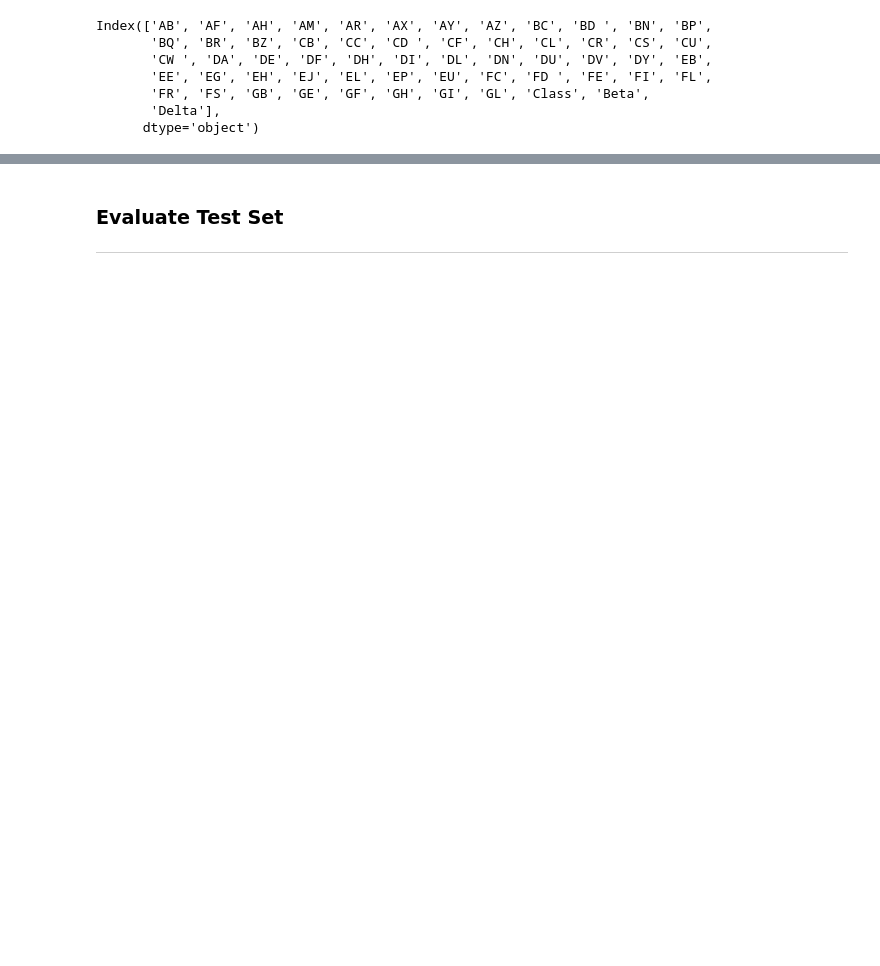
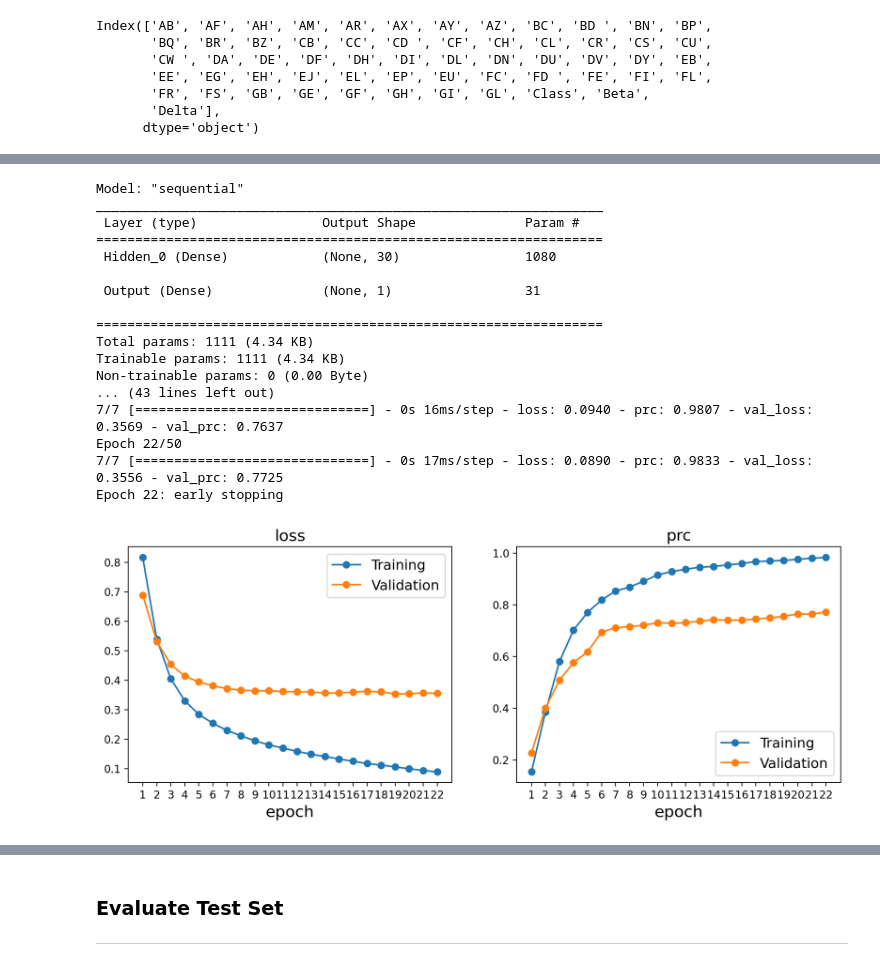
Before and after one commit to darby-brown/predicting-age-related-diseases, a Jupyter notebook: Henrys_house_of_hysteria/Multilayer_Perceptron.ipynb, the cells around one changed output, grey strips where cells are left out. Cells and saved outputs as stored; diff of their text form; code cells hidden in the pictures; blank space fills up the shorter version.

```diff
--- a/Henrys_house_of_hysteria/Multilayer_Perceptron.ipynb
+++ b/Henrys_house_of_hysteria/Multilayer_Perceptron.ipynb
@@ -108,0 +304,3 @@ merged_df.head()
+# %%
+# create greek feature list
+greek_features = ['Beta_A', 'Beta_B', 'Beta_C', 'Delta_A', 'Delta_B', 'Delta_C','Delta_D']
@@ -327,0 +425,10 @@ Epoch 14: early stopping
+# %%
+# split features from label
+X_train_greek = X_train_all[greek_features]
+X_test_greek = X_test_all[greek_features]
+
+# standardize features
+X_train_greek_std = sc.fit(X_train_greek).transform(X_train_greek)
+X_test_greek_std = sc.fit(X_train_greek).transform(X_test_greek)
+
+X_train_greek.head()
@@ -327,0 +444,10 @@ Epoch 14: early stopping
+# %%
+# split features from label
+X_train_select = X_train_all[select_features]
+X_test_select = X_test_all[select_features]
+
+# standardize features
+X_train_select_std = sc.fit(X_train_select).transform(X_train_select)
+X_test_select_std = sc.fit(X_train_select).transform(X_test_select)
+
+X_train_select.head()
@@ -327,0 +627,13 @@ Epoch 14: early stopping
+# %%
+# select features
+train_data=[X_train_select_std, y_train]
+n_features=len(select_features)
+hidden_layer_sizes=[30]
+activation='relu'
+optimizer='Adam'
+learning_rate=0.005
+num_epochs=50
+batch=64
+
+model = mlp_train(num_epochs, batch, train_data)
+# %% [output]
@@ -327,0 +642,18 @@ Epoch 14: early stopping
+Model: "sequential"
+_________________________________________________________________
+ Layer (type)                Output Shape              Param #
+=================================================================
+ Hidden_0 (Dense)            (None, 30)                1080
+
+ Output (Dense)              (None, 1)                 31
+
+=================================================================
+Total params: 1111 (4.34 KB)
+Trainable params: 1111 (4.34 KB)
+Non-trainable params: 0 (0.00 Byte)
+... (43 lines left out)
+7/7 [==============================] - 0s 16ms/step - loss: 0.0940 - prc: 0.9807 - val_loss: 0.3569 - val_prc: 0.7637
+Epoch 22/50
+7/7 [==============================] - 0s 17ms/step - loss: 0.0890 - prc: 0.9833 - val_loss: 0.3556 - val_prc: 0.7725
+Epoch 22: early stopping
+[figure, added]
```
Also changed, not shown: parts of 87 cells of this notebook.
